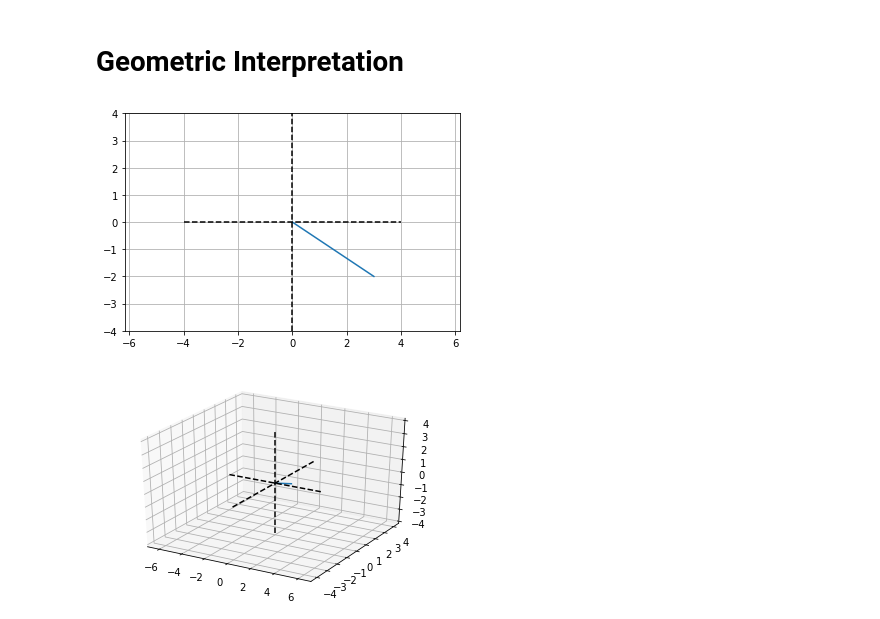
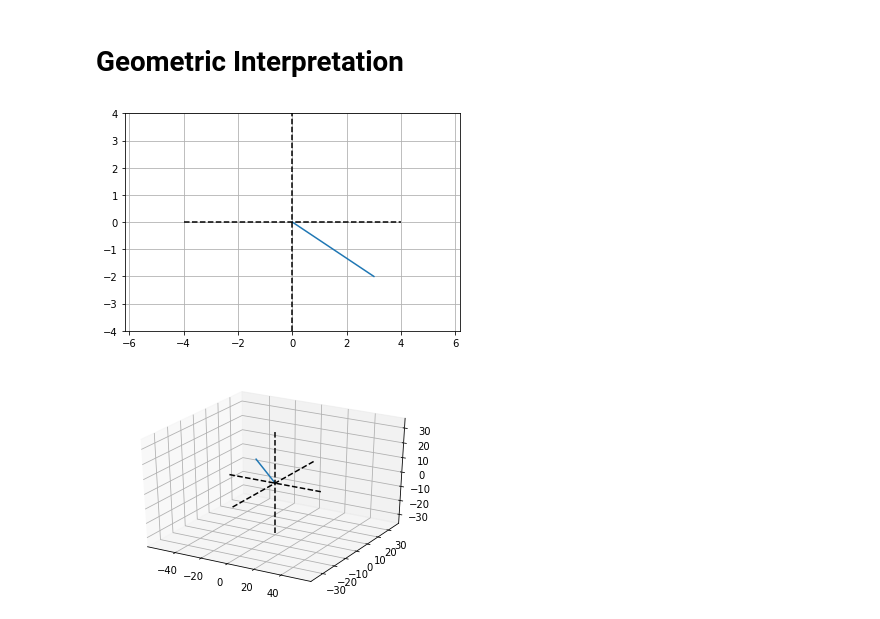
Before and after one commit to melams/linAlg, a Jupyter notebook: 2_vectors/a_algebraic_geometric_notation/vector_interpretation.ipynb, the cells around one changed output. Drawn from its saved outputs; the diff is of its cells as text; code cells hidden in the pictures.

```diff
--- a/2_vectors/a_algebraic_geometric_notation/vector_interpretation.ipynb
+++ b/2_vectors/a_algebraic_geometric_notation/vector_interpretation.ipynb
@@ -7,14 +7,0 @@ from mpl_toolkits.mplot3d import Axes3D
-# %%
-# 2-dimensional vector
-vec_2d = [3, -2 ]
-
-vec_3d = [4, -3, 2]
-# Tranpose - row to column
-
-vec_3d_t = np.transpose(vec_3d)
-
-print("this is a 2d row vector: ", str(vec_2d))
-
-print("this is a 3d row vector: ", str(vec_3d))
-
-print(vec_3d_t)
@@ -24,0 +8,24 @@ this is a 3d row vector:  [4, -3, 2]
+# %%
+#basic vectors and some numpy rules
+
+vec_1d = [3, -2, 1]  # Python list  # not a numpy array, but can be used in numpy functions (internally converted to 1D array)
+print("this is a 2d row vector: ", str(vec_2d))
+
+vec_3d = [14, -31, 32]  #All vectors are python lists of x dimensions (elements)
+print("this is a 3d row vector: ", str(vec_3d))
+
+# Tranpose - row to column -
+
+vec_3d_t = np.transpose(vec_3d)
+print("this is a 3d row vector transposerd: ", vec_3d_t)  # appears to do nothing to a list (vector)
+
+# Basic numpy arrays (vectors and matrices)
+array_3d = np.array([[12],[34],[22]])
+print("this is a 3-dimensional array (vector) in numpy: \n", array_2d)
+
+print("this is a transpose of an array: \n", np.transpose(array_2d))
+
+print(np.transpose(np.transpose([[45],[33],[22]])))
+
+print(np.transpose(vec_2d))
+print(np.transpose(np.transpose(vec_2d)))
@@ -27,25 +49,25 @@ this is a 3d row vector:  [4, -3, 2]
 # %%
 # plot them
 plt.plot([0,vec_2d[0]],[0,vec_2d[1]])
 plt.axis('equal')
 plt.plot([-4, 4],[0, 0],'k--')
 plt.plot([0, 0],[-4, 4],'k--')
 plt.grid()
 plt.axis((-4, 4, -4, 4))
 plt.show()
 
 
 # plot the 3D vector
 fig = plt.figure()
 ax = fig.gca(projection='3d')
 ax.plot([0, vec_3d[0]],[0, vec_3d[1]],[0, vec_3d[2]])
 
 # make the plot look nicer
 plt.axis('equal')
-ax.plot([0, 0],[0, 0],[-4, 4],'k--')
-ax.plot([0, 0],[-4, 4],[0, 0],'k--')
-ax.plot([-4, 4],[0, 0],[0, 0],'k--')
+ax.plot([0, 0],[0, 0],[-35, 35],'k--')
+ax.plot([0, 0],[-35, 35],[0, 0],'k--')
+ax.plot([-35, 35],[0, 0],[0, 0],'k--')
 plt.show()
 # %% [output]
 [figure]
-[figure, old version]
+[figure, new version]
```
Also changed, not shown: parts of 3 cells of this notebook.
